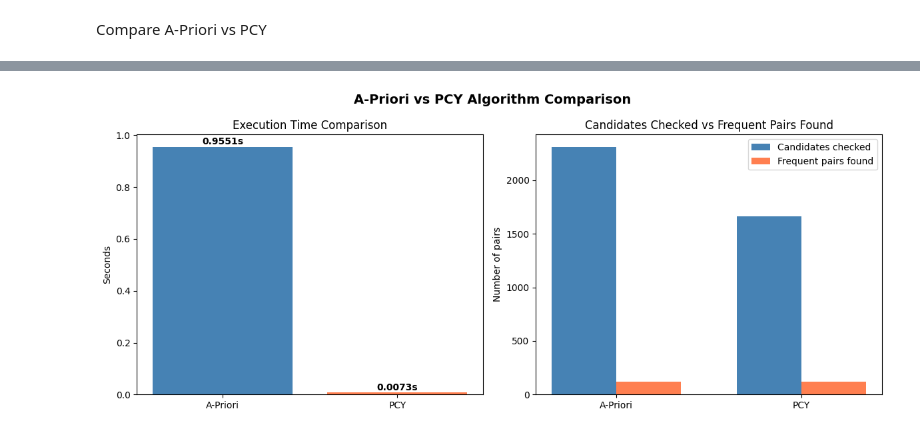
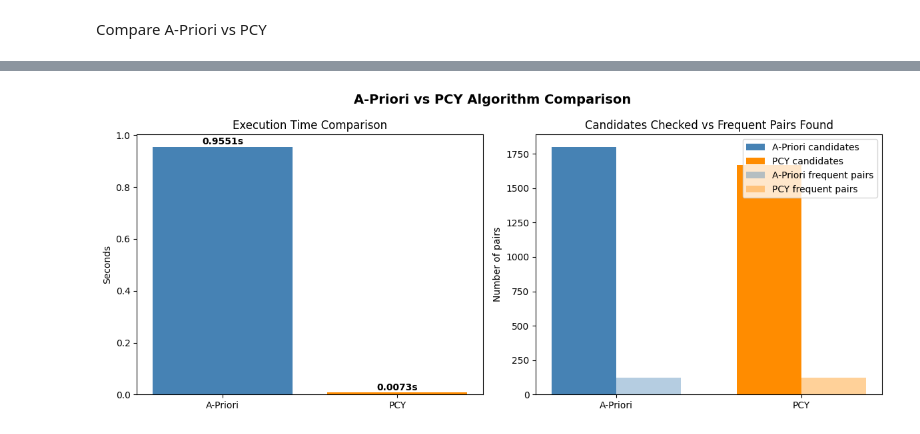
Before and after one commit to anastasiiafokina/market-basket-analysis, a Jupyter notebook: market_basket_analysis.ipynb, the cells around one changed output, grey strips where cells are left out. Saved outputs shown, nothing was run; the diff lists cells and outputs as text; code cells hidden in the pictures.

```diff
--- a/market_basket_analysis.ipynb
+++ b/market_basket_analysis.ipynb
@@ -409,37 +410,42 @@ Both algorithms agree: True
 # %%
 import matplotlib.pyplot as plt
 import numpy as np
 
-# Data for comparison
-categories = ['Execution Time (s)', 'Pairs Found']
-apriori_values = [0.9551, 121]
-pcy_values = [0.0073, 121]
-
 fig, axes = plt.subplots(1, 2, figsize=(12, 5))
 
+# Colors
+apriori_color = 'steelblue'
+pcy_color = 'darkorange'
+
 # Plot 1: Execution time
-axes[0].bar(['A-Priori', 'PCY'], [0.9551, 0.0073], color=['steelblue', 'coral'])
+axes[0].bar(['A-Priori', 'PCY'], [0.9551, 0.0073],
+            color=[apriori_color, pcy_color])
 axes[0].set_title('Execution Time Comparison')
 axes[0].set_ylabel('Seconds')
 for i, v in enumerate([0.9551, 0.0073]):
     axes[0].text(i, v + 0.01, f'{v:.4f}s', ha='center', fontweight='bold')
 
-# Plot 2: Candidate pairs checked vs frequent pairs found
+# Plot 2: Candidates checked vs frequent pairs found
 x = np.arange(2)
 width = 0.35
-bars1 = axes[1].bar(x - width/2, [3606*641//1000, 1661], width,
-                     label='Candidates checked', color='steelblue')
-bars2 = axes[1].bar(x + width/2, [121, 121], width,
-                     label='Frequent pairs found', color='coral')
+
+# Candidates checked bars
+axes[1].bar(x[0] - width/2, 1800, width, color=apriori_color, label='A-Priori candidates')
+axes[1].bar(x[1] - width/2, 1671, width, color=pcy_color, label='PCY candidates')
+
+# Frequent pairs bars
+axes[1].bar(x[0] + width/2, 121, width, color=apriori_color, alpha=0.4, label='A-Priori frequent pairs')
+axes[1].bar(x[1] + width/2, 121, width, color=pcy_color, alpha=0.4, label='PCY frequent pairs')
+
 axes[1].set_title('Candidates Checked vs Frequent Pairs Found')
 axes[1].set_xticks(x)
 axes[1].set_xticklabels(['A-Priori', 'PCY'])
 axes[1].set_ylabel('Number of pairs')
 axes[1].legend()
 
 plt.suptitle('A-Priori vs PCY Algorithm Comparison', fontsize=14, fontweight='bold')
 plt.tight_layout()
 plt.savefig('apriori_vs_pcy.png', dpi=150)
 plt.show()
 # %% [output]
-[figure, old version]
+[figure, new version]
```
Also changed, not shown: parts of 7 cells of this notebook.
